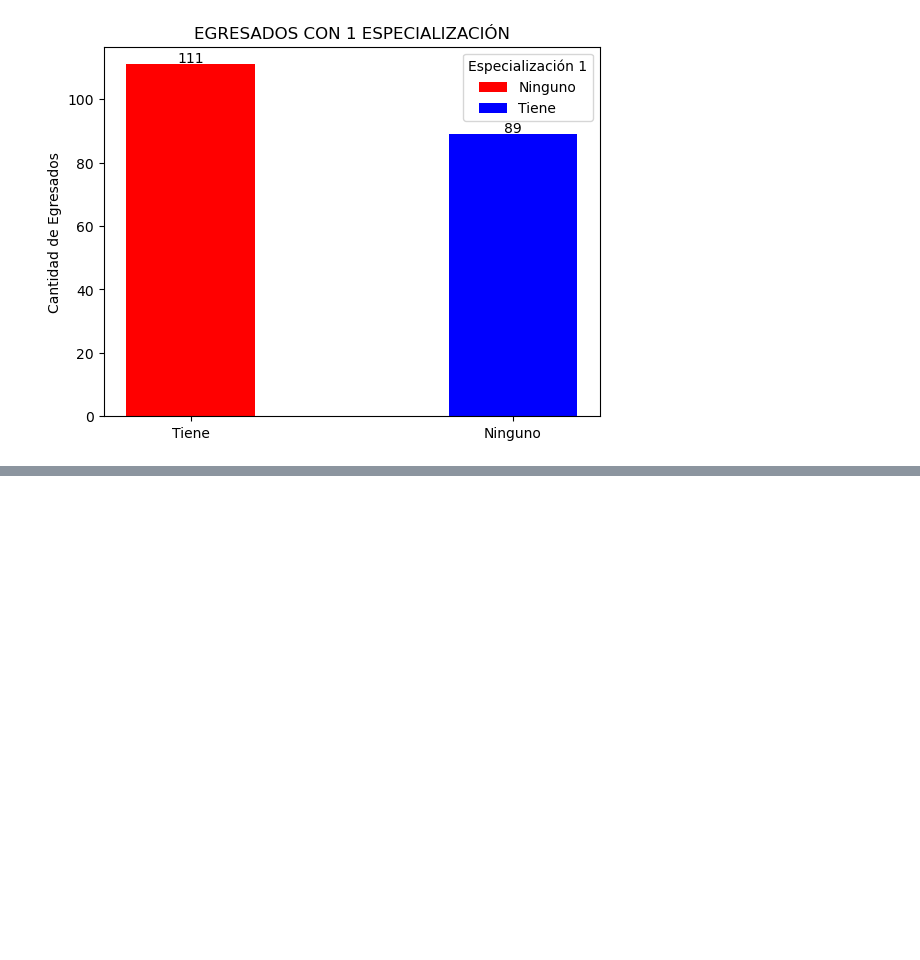
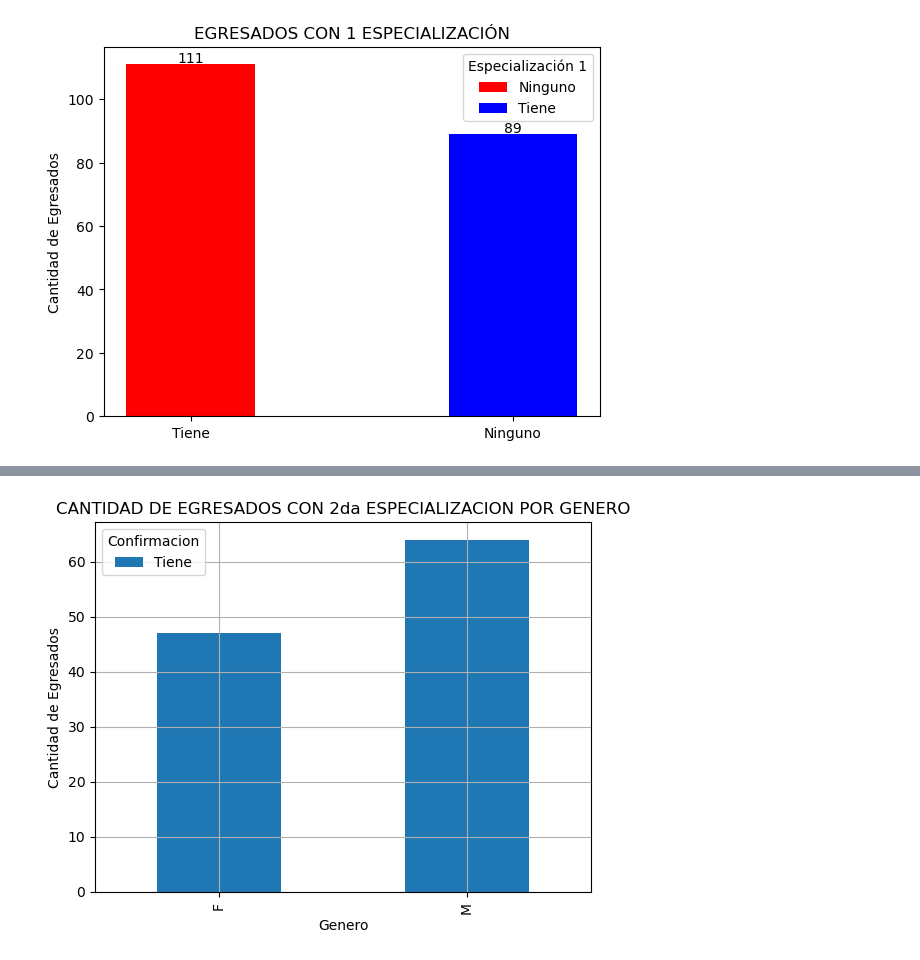
Before and after one commit to CarlosEMontesR/Proyectos2024, a Jupyter notebook: Tesis-2024/Comandos/Especializacion1.ipynb, the cells around one changed output, grey strips where cells are left out. Saved outputs shown, nothing was run; the diff lists cells and outputs as text; code cells hidden in the pictures; blank space fills up the shorter version.

```diff
--- a/Tesis-2024/Comandos/Especializacion1.ipynb
+++ b/Tesis-2024/Comandos/Especializacion1.ipynb
@@ -76 +62,10 @@ ax.bar_label(infoespe1_bar, padding=1)
+# %%
+agru_sex = pd.DataFrame(tiene_esp_1.groupby(['SEXO','Confirmacion']).size().unstack())
+agru_sex.plot(kind="bar", stacked=False)
+plt.xlabel("Genero")
+plt.ylabel("Cantidad de Egresados")
+plt.title("CANTIDAD DE EGRESADOS CON 2da ESPECIALIZACION POR GENERO")
+plt.grid()
+# %% [output]
+[figure, added]
 # %%
```
Also changed, not shown: parts of 3 cells of this notebook, 12 other files.
